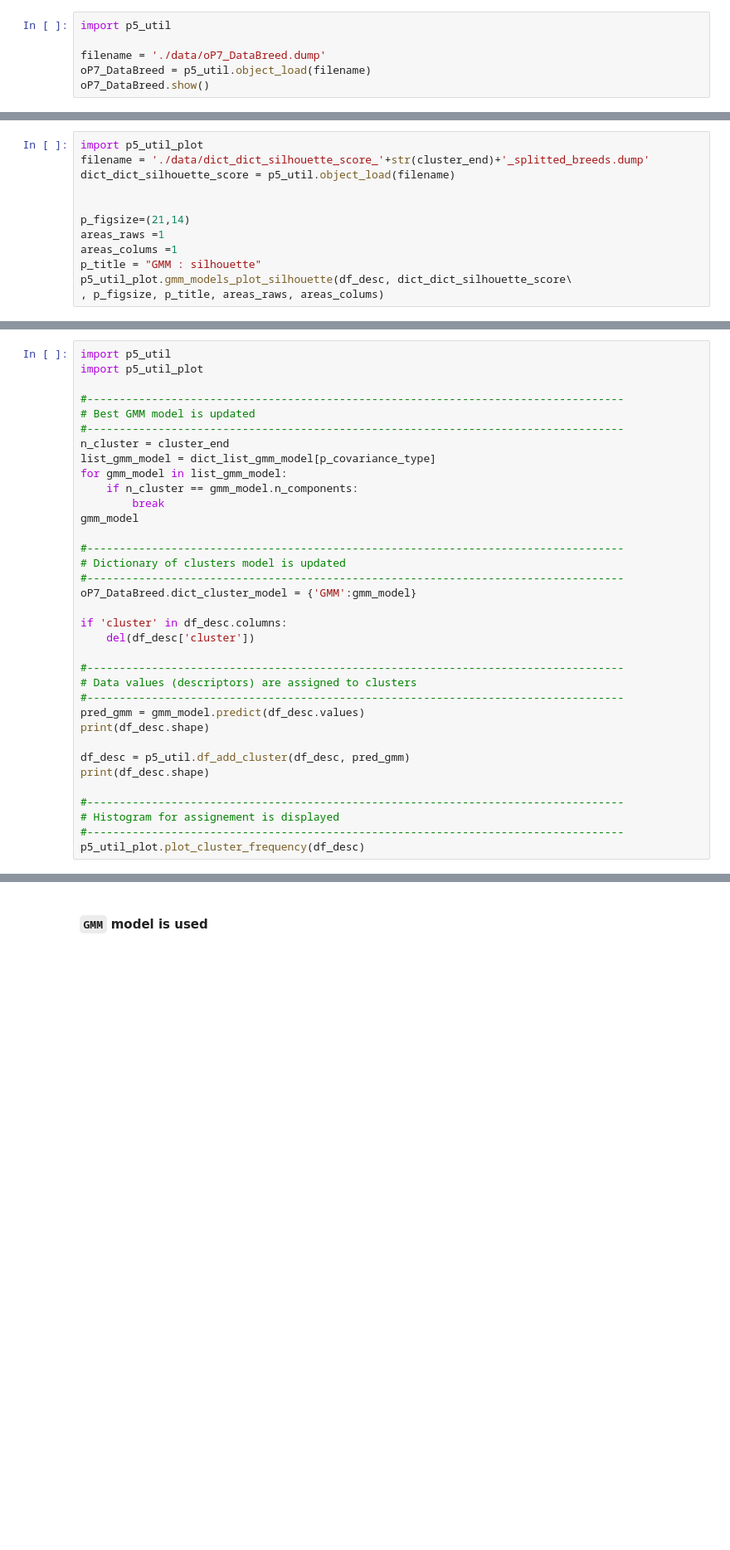
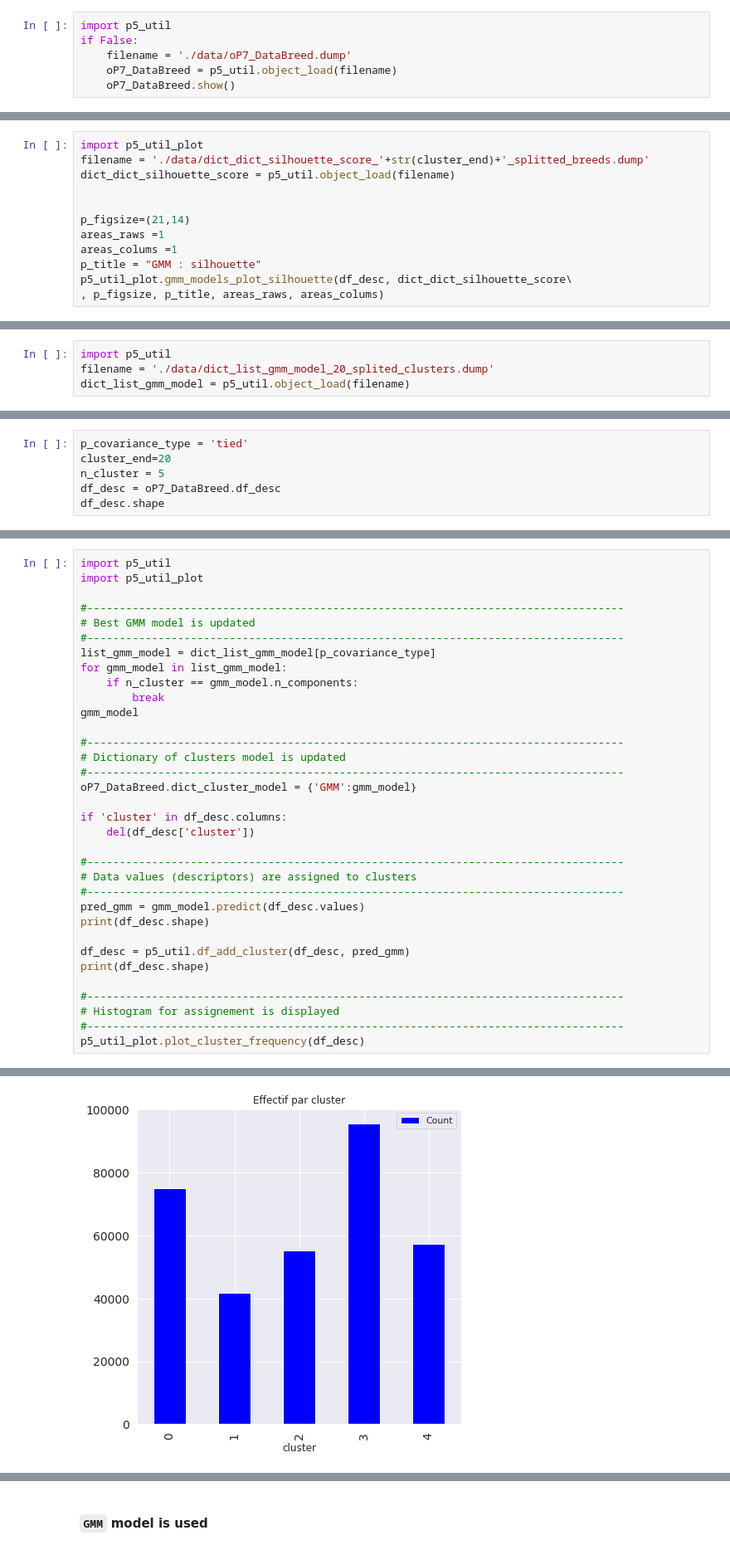
Before and after one commit to dataforcast/OC_Datascientist, a Jupyter notebook: P7/P7_ClusteringDescriptors.ipynb, the cells around one changed output, grey strips where cells are left out. Shown at 83% size. Drawn from its saved outputs; the diff is of its cells as text; blank space fills up the shorter version.

```diff
--- a/P7/P7_ClusteringDescriptors.ipynb
+++ b/P7/P7_ClusteringDescriptors.ipynb
@@ -176,9 +324,9 @@ p5_util_plot.plot_cluster_frequency(df_desc)
 # %%
 import p5_util
-
-filename = './data/oP7_DataBreed.dump'
-oP7_DataBreed = p5_util.object_load(filename)
-oP7_DataBreed.show()
+if False:
+    filename = './data/oP7_DataBreed.dump'
+    oP7_DataBreed = p5_util.object_load(filename)
+    oP7_DataBreed.show()
 # %%
 import p5_util
 import P7_DataBreed
@@ -241,0 +388,4 @@ p_covariance_type = 'tied'
+# %%
+import p5_util
+filename = './data/dict_list_gmm_model_20_splited_clusters.dump'
+dict_list_gmm_model = p5_util.object_load(filename)
@@ -241,0 +394,6 @@ p_covariance_type = 'tied'
+# %%
+p_covariance_type = 'tied'
+cluster_end=20
+n_cluster = 5
+df_desc = oP7_DataBreed.df_desc
+df_desc.shape
@@ -246,7 +406,6 @@ import p5_util_plot
 #-----------------------------------------------------------------------------------
 # Best GMM model is updated
 #-----------------------------------------------------------------------------------
-n_cluster = cluster_end
 list_gmm_model = dict_list_gmm_model[p_covariance_type]
 for gmm_model in list_gmm_model:
     if n_cluster == gmm_model.n_components:
@@ -274,3 +433,4 @@ print(df_desc.shape)
 # Histogram for assignement is displayed
 #-----------------------------------------------------------------------------------
 p5_util_plot.plot_cluster_frequency(df_desc)
+# %% [output]
@@ -276,0 +448 @@ p5_util_plot.plot_cluster_frequency(df_desc)
+[figure, added]
```
Also changed, not shown: parts of 55 cells of this notebook, 4 other files.
